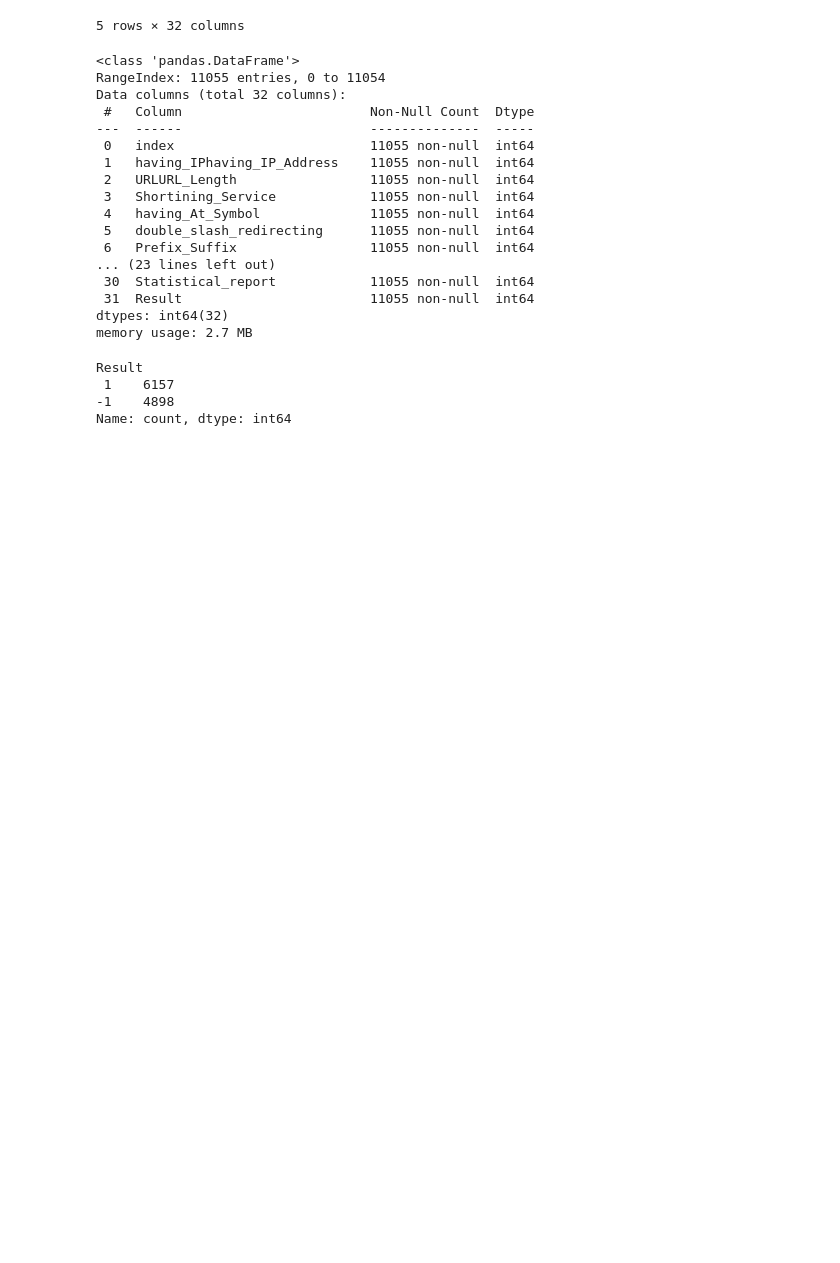
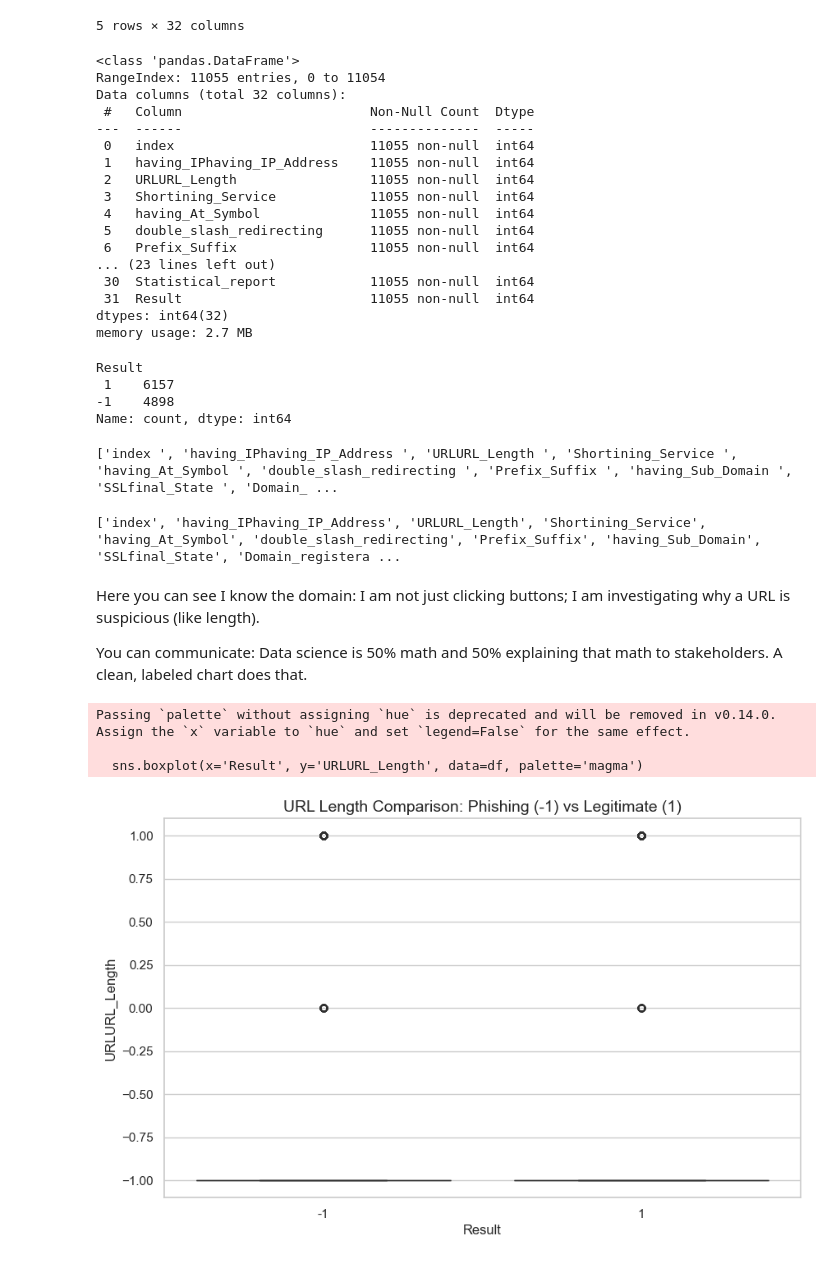
Before and after one commit to BHartDontStop88/Cyber-AI-Intrusion-Detection, a Jupyter notebook: notebooks/01_exploration(02).ipynb, the cells around one changed output. Saved outputs shown, nothing was run; the diff lists cells and outputs as text; code cells hidden in the pictures; blank space fills up the shorter version.

Commit message:
Added professional analysis and reasoning for visualizations

```diff
--- a/notebooks/01_exploration(02).ipynb
+++ b/notebooks/01_exploration(02).ipynb
@@ -50,0 +55,33 @@ Name: count, dtype: int64
+# %%
+# This prints all column names so we can see if there are hidden spaces
+print(df.columns.tolist())
+# %% [output]
+['index ', 'having_IPhaving_IP_Address ', 'URLURL_Length ', 'Shortining_Service ', 'having_At_Symbol ', 'double_slash_redirecting ', 'Prefix_Suffix ', 'having_Sub_Domain ', 'SSLfinal_State ', 'Domain_ ...
+# %%
+# This removes leading/trailing spaces from every column name in your list
+df.columns = df.columns.str.strip()
+
+# Now check the list again
+print(df.columns.tolist())
+# %% [output]
+['index', 'having_IPhaving_IP_Address', 'URLURL_Length', 'Shortining_Service', 'having_At_Symbol', 'double_slash_redirecting', 'Prefix_Suffix', 'having_Sub_Domain', 'SSLfinal_State', 'Domain_registera ...
+# %% [markdown]
+Here you can see I know the domain: I am not just clicking buttons; I am investigating why a URL is suspicious (like length).
+
+You can communicate: Data science is 50% math and 50% explaining that math to stakeholders. A clean, labeled chart does that.
+# %%
+import matplotlib.pyplot as plt
+import seaborn as sns
+
+plt.figure(figsize=(10, 6))
+
+# Now 'URLURL_Length' and 'Result' (no spaces) will work!
+sns.boxplot(x='Result', y='URLURL_Length', data=df, palette='magma')
+
+plt.title('URL Length Comparison: Phishing (-1) vs Legitimate (1)', fontsize=14)
+plt.show()
+# %% [output]
+Passing `palette` without assigning `hue` is deprecated and will be removed in v0.14.0. Assign the `x` variable to `hue` and set `legend=False` for the same effect.
+
+  sns.boxplot(x='Result', y='URLURL_Length', data=df, palette='magma')
+[figure, added]
```
Also changed, not shown: parts of 6 cells of this notebook.
